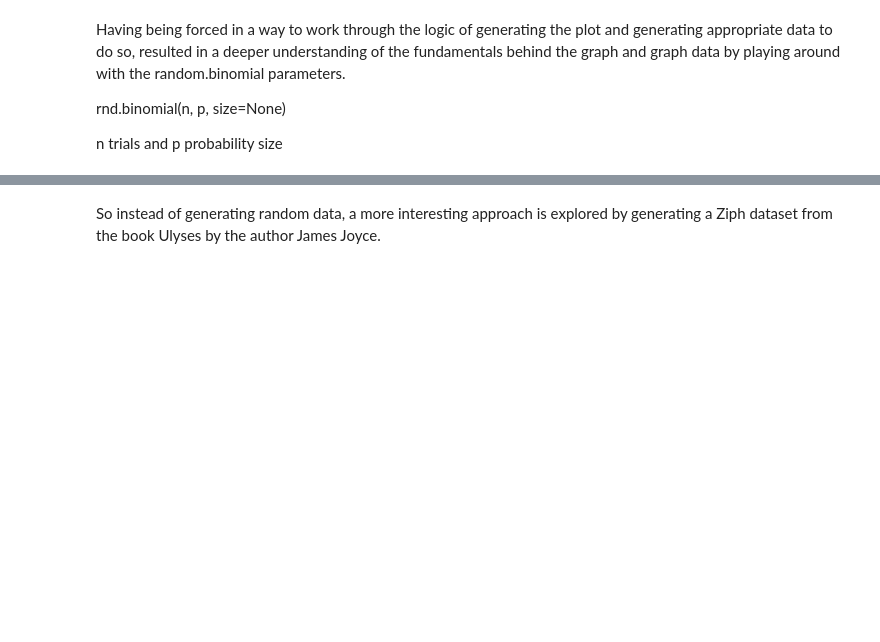
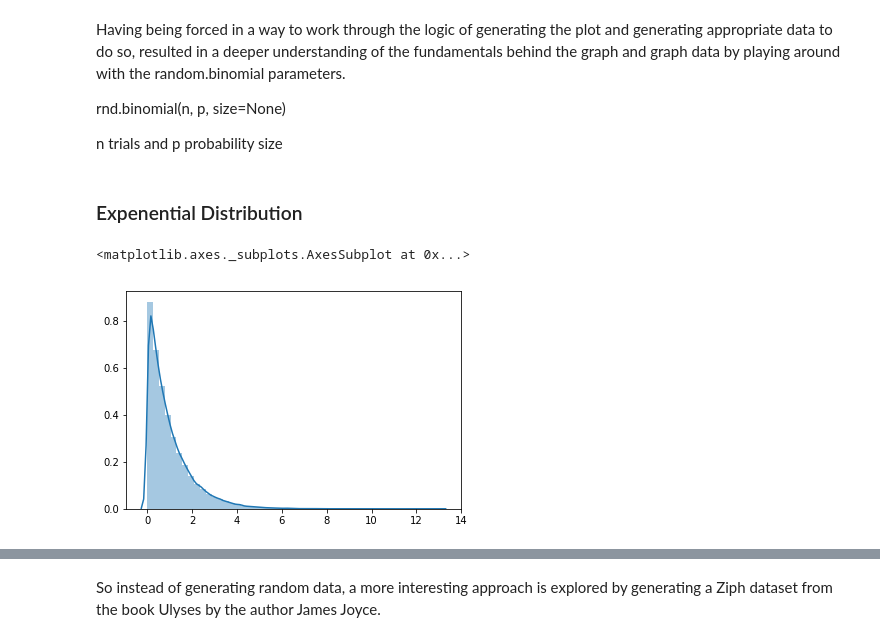
Before and after one commit to G00364778/52465_assignments, a Jupyter notebook: The Python numpy.random package.ipynb, the cells around one changed output, grey strips where cells are left out. Drawn from its saved outputs; the diff is of its cells as text; code cells hidden in the pictures; blank space fills up the shorter version.

Commit message:
Add the log distribution grap generation code and outline discussion text

```diff
--- a/The Python numpy.random package.ipynb
+++ b/The Python numpy.random package.ipynb
@@ -145,3 +147,16 @@ rnd.binomial(n, p, size=None)
 n trials and
 p probability
 size
+# %% [markdown]
+### Expenential Distribution
+# %%
+import numpy as np
+import matplotlib.pyplot as pl
+import seaborn as sns
+%matplotlib inline
+
+e=np.random.exponential(1,100000)
+sns.distplot(e)
+# %% [output]
+<matplotlib.axes._subplots.AxesSubplot at 0x...>
+[figure, added]
```
Also changed, not shown: parts of 8 cells of this notebook.
